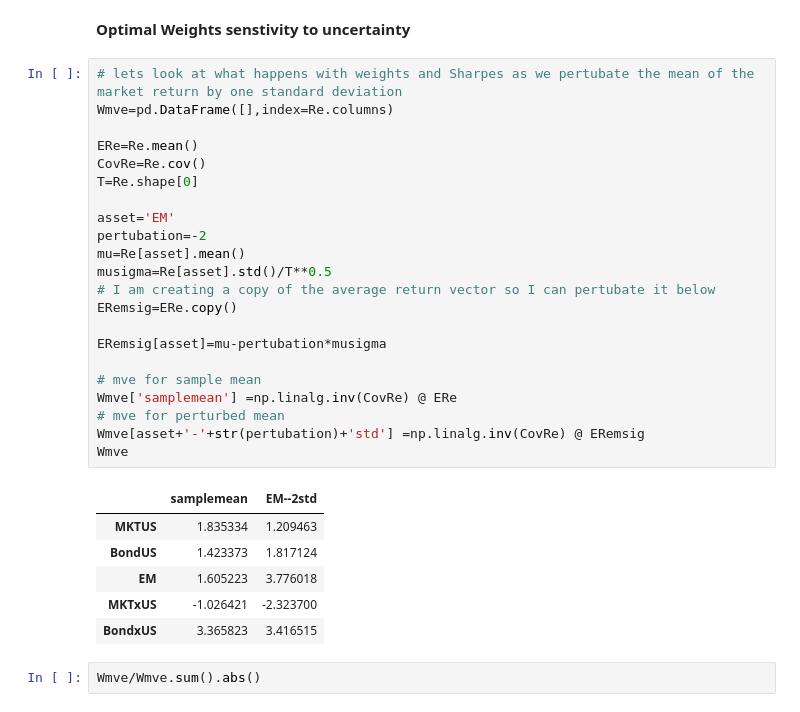
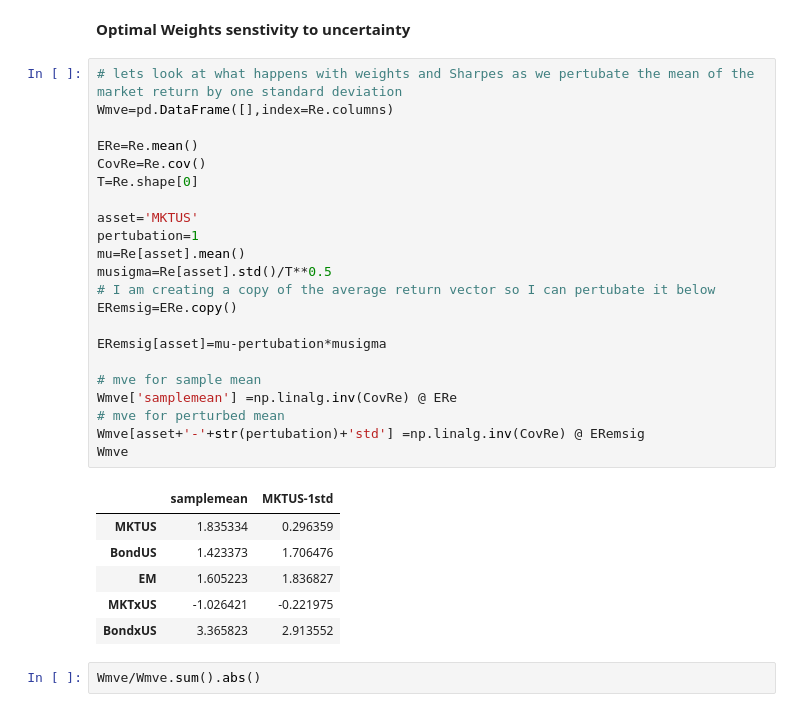
Before and after one commit to amoreira2/Lectures, a Jupyter notebook: chapters/Finance/EstimationUncertainty.ipynb, the cells around one changed output. Saved outputs shown, nothing was run; the diff lists cells and outputs as text.

```diff
--- a/chapters/Finance/EstimationUncertainty.ipynb
+++ b/chapters/Finance/EstimationUncertainty.ipynb
@@ -237,32 +232,32 @@ There are a few ways to get at that.
 # %%
 # lets look at what happens with weights and Sharpes as we pertubate the mean of the market return by one standard deviation
 Wmve=pd.DataFrame([],index=Re.columns)
 
 ERe=Re.mean()
 CovRe=Re.cov()
 T=Re.shape[0]
 
-asset='EM'
-pertubation=-2
+asset='MKTUS'
+pertubation=1
 mu=Re[asset].mean()
 musigma=Re[asset].std()/T**0.5
 # I am creating a copy of the average return vector so I can pertubate it below
 ERemsig=ERe.copy()
 
 ERemsig[asset]=mu-pertubation*musigma
 
 # mve for sample mean
 Wmve['samplemean'] =np.linalg.inv(CovRe) @ ERe
 # mve for perturbed mean
 Wmve[asset+'-'+str(pertubation)+'std'] =np.linalg.inv(CovRe) @ ERemsig
 Wmve
 # %% [output]
-|  | samplemean | EM--2std |
-| MKTUS | 1.835334 | 1.209463 |
-| BondUS | 1.423373 | 1.817124 |
-| EM | 1.605223 | 3.776018 |
-| MKTxUS | -1.026421 | -2.323700 |
-| BondxUS | 3.365823 | 3.416515 |
+|  | samplemean | MKTUS-1std |
+| MKTUS | 1.835334 | 0.296359 |
+| BondUS | 1.423373 | 1.706476 |
+| EM | 1.605223 | 1.836827 |
+| MKTxUS | -1.026421 | -0.221975 |
+| BondxUS | 3.365823 | 2.913552 |
 # %%
 Wmve/Wmve.sum().abs()
 # %% [output]
```
Also changed, not shown: parts of 4 cells of this notebook.
